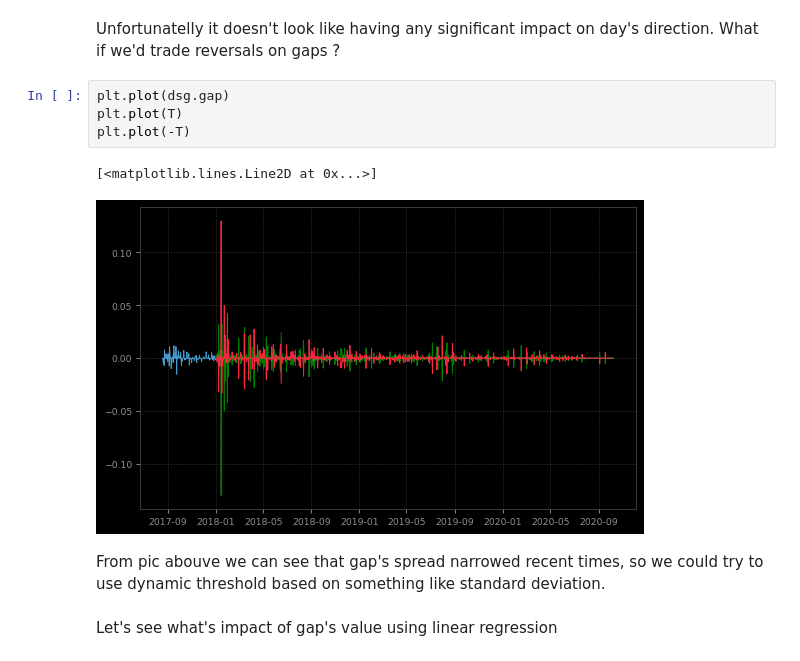
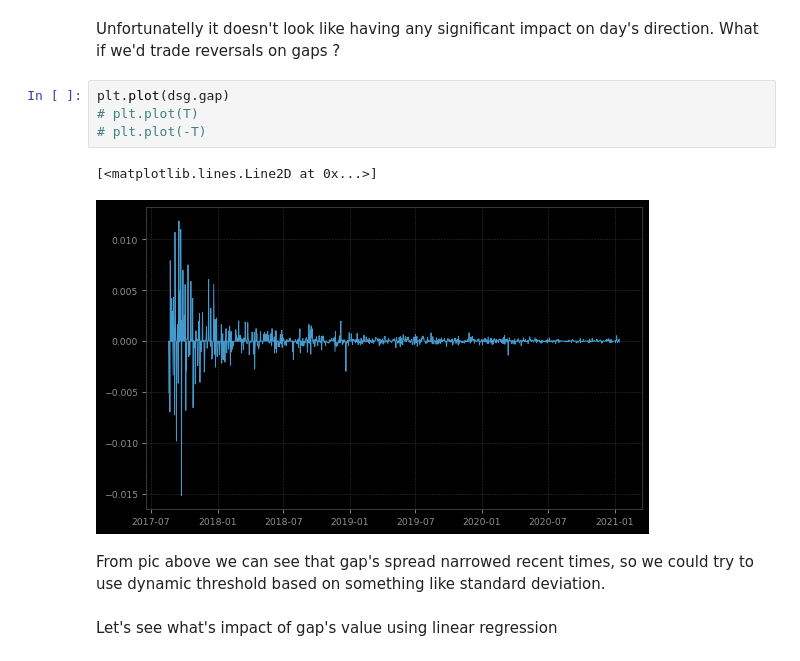
Before and after one commit to dmarienko/QuantTradingResearch, a Jupyter notebook: models/1. Daily Gaps Research.ipynb, the cells around one changed output. Cells and saved outputs as stored; diff of their text form.

```diff
--- a/models/1. Daily Gaps Research.ipynb
+++ b/models/1. Daily Gaps Research.ipynb
@@ -50,13 +51,13 @@ plt.legend();
 Unfortunatelly it doesn't look like having any significant impact on day's direction. What if we'd trade reversals on gaps ?
 # %%
 plt.plot(dsg.gap)
-plt.plot(T)
-plt.plot(-T)
+# plt.plot(T)
+# plt.plot(-T)
 # %% [output]
 [<matplotlib.lines.Line2D at 0x...>]
-[figure, old version]
+[figure, new version]
 # %% [markdown]
-From pic abouve we can see that gap's spread narrowed recent times, so we could try to use dynamic threshold based on something like standard deviation.
+From pic above we can see that gap's spread narrowed recent times, so we could try to use dynamic threshold based on something like standard deviation.
 # %% [markdown]
 Let's see what's impact of gap's value using linear regression
 # %%
```
Also changed, not shown: parts of 12 cells of this notebook, 5 other files.
